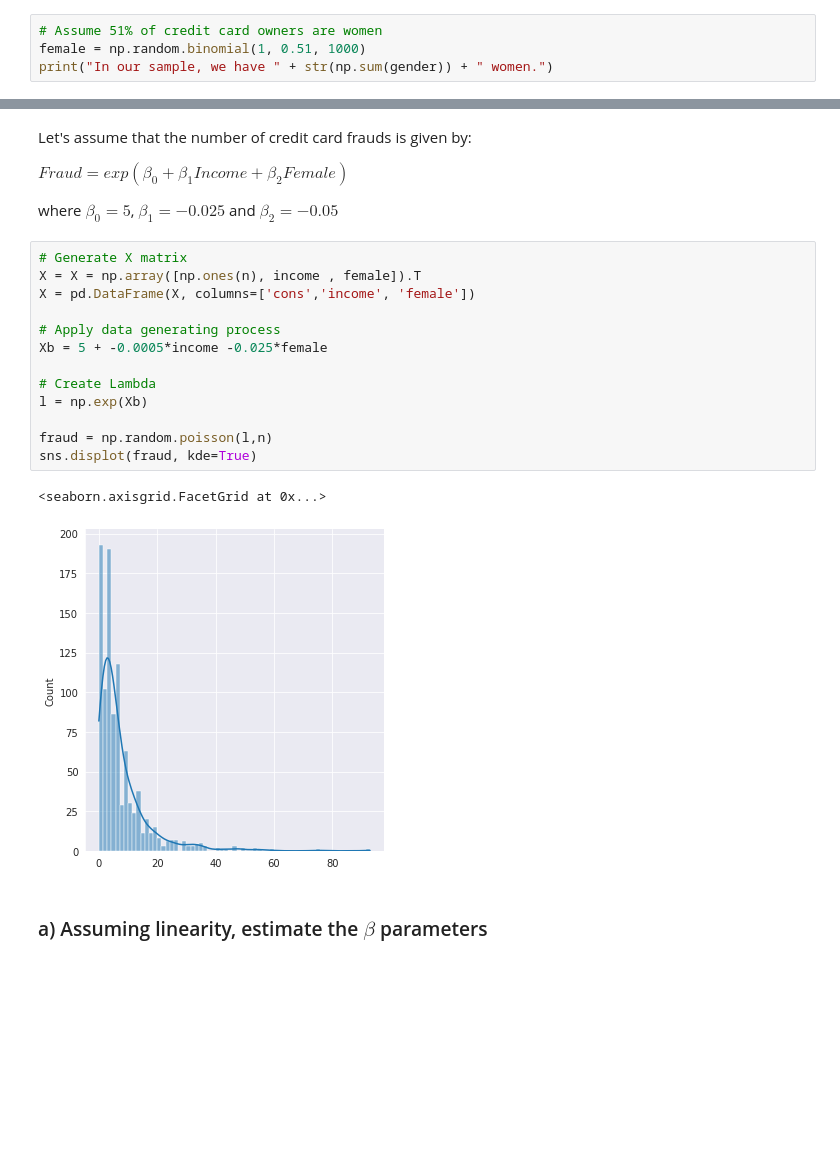
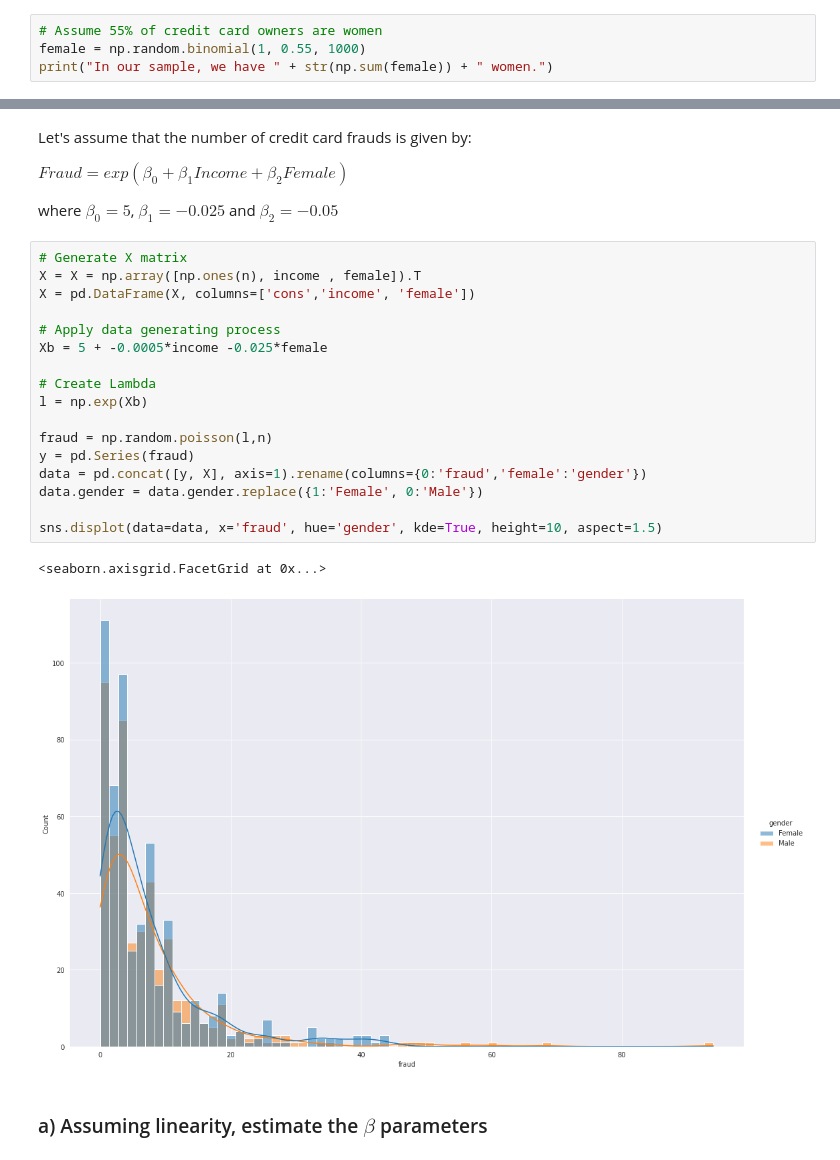
Before and after one commit to jpmvbastos/AppliedEconometrics, a Jupyter notebook: Homework1.ipynb, the cells around one changed output, grey strips where cells are left out. Saved outputs shown, nothing was run; the diff lists cells and outputs as text; blank space fills up the shorter version.

Commit message:
Added Data and updated code

```diff
--- a/Homework1.ipynb
+++ b/Homework1.ipynb
@@ -77,5 +81,5 @@ sns.displot(income, kde=True)
 # %%
-# Assume 51% of credit card owners are women
-female = np.random.binomial(1, 0.51, 1000)
-print("In our sample, we have " + str(np.sum(gender)) + " women.")
+# Assume 55% of credit card owners are women
+female = np.random.binomial(1, 0.55, 1000)
+print("In our sample, we have " + str(np.sum(female)) + " women.")
 # %% [output]
@@ -89,19 +93,23 @@ where $\beta_0=5$, $\beta_1 = -0.025$ and $\beta_2 = -0.05$
 # %%
 # Generate X matrix
 X = X = np.array([np.ones(n), income , female]).T
 X = pd.DataFrame(X, columns=['cons','income', 'female'])
 
 # Apply data generating process
 Xb = 5 + -0.0005*income -0.025*female
 
 # Create Lambda
 l = np.exp(Xb)
 
 fraud = np.random.poisson(l,n)
-sns.displot(fraud, kde=True)
+y = pd.Series(fraud)
+data = pd.concat([y, X], axis=1).rename(columns={0:'fraud','female':'gender'})
+data.gender = data.gender.replace({1:'Female', 0:'Male'})
+
+sns.displot(data=data, x='fraud', hue='gender', kde=True, height=10, aspect=1.5)
 # %% [output]
 <seaborn.axisgrid.FacetGrid at 0x...>
-[figure, old version]
+[figure, new version]
 # %% [markdown]
 
 ### a) Assuming linearity, estimate the $\beta$ parameters
```
Also changed, not shown: parts of 7 cells of this notebook.
